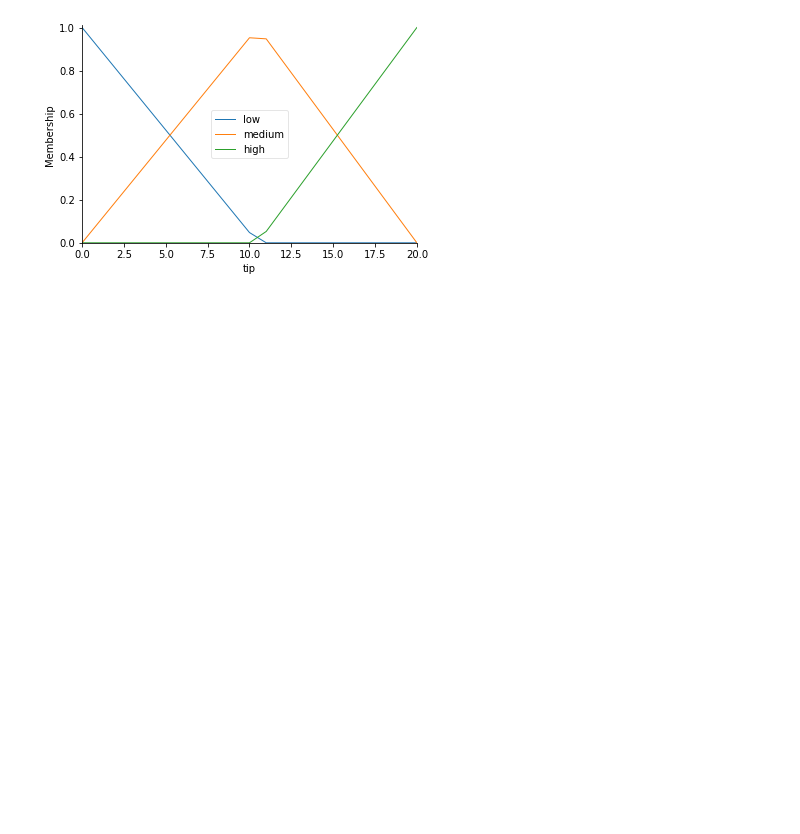
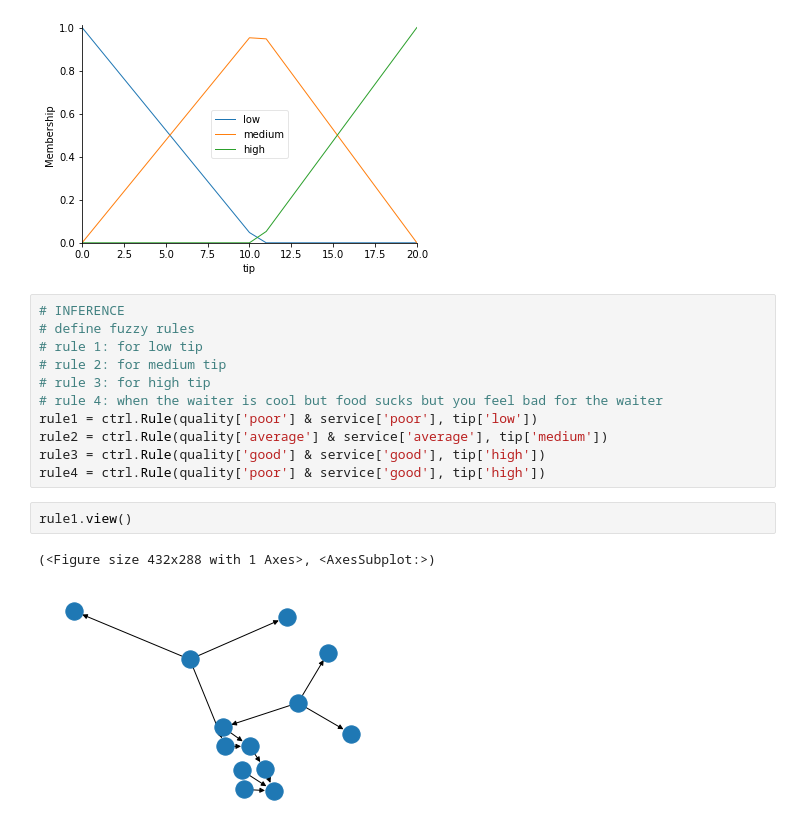
Before and after one commit to Hzye/21_DST_Swarm_Concepts, a Jupyter notebook: test.ipynb, the cells around one changed output. Cells and saved outputs as stored; diff of their text form; blank space fills up the shorter version.

Commit message:
inference complete
fuzzy rules defined. bug fixed: didn't run the autogen mf cell

```diff
--- a/test.ipynb
+++ b/test.ipynb
@@ -36,3 +35,19 @@ No artists with labels found to put in legend.  Note that artists whose label st
 tip.view()
 # %% [output]
 [figure]
+# %%
+# INFERENCE
+# define fuzzy rules
+# rule 1: for low tip
+# rule 2: for medium tip
+# rule 3: for high tip
+# rule 4: when the waiter is cool but food sucks but you feel bad for the waiter
+rule1 = ctrl.Rule(quality['poor'] & service['poor'], tip['low'])
+rule2 = ctrl.Rule(quality['average'] & service['average'], tip['medium'])
+rule3 = ctrl.Rule(quality['good'] & service['good'], tip['high'])
+rule4 = ctrl.Rule(quality['poor'] & service['good'], tip['high'])
+# %%
+rule1.view()
+# %% [output]
+(<Figure size 432x288 with 1 Axes>, <AxesSubplot:>)
+[figure, added]
```
Also changed, not shown: parts of 2 cells of this notebook.
